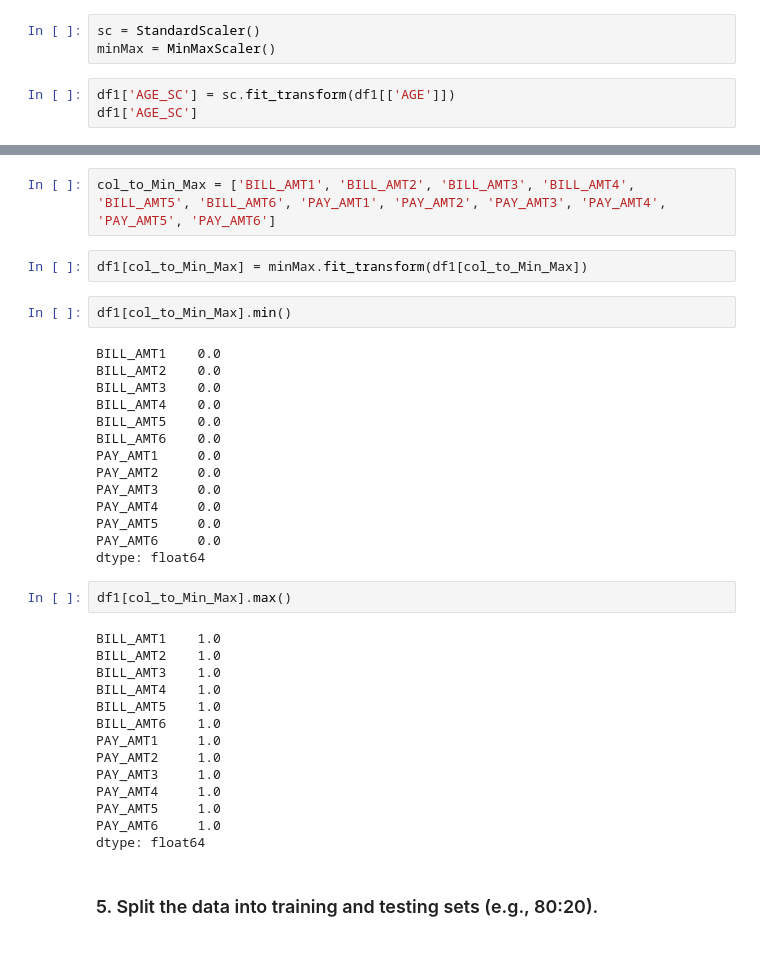
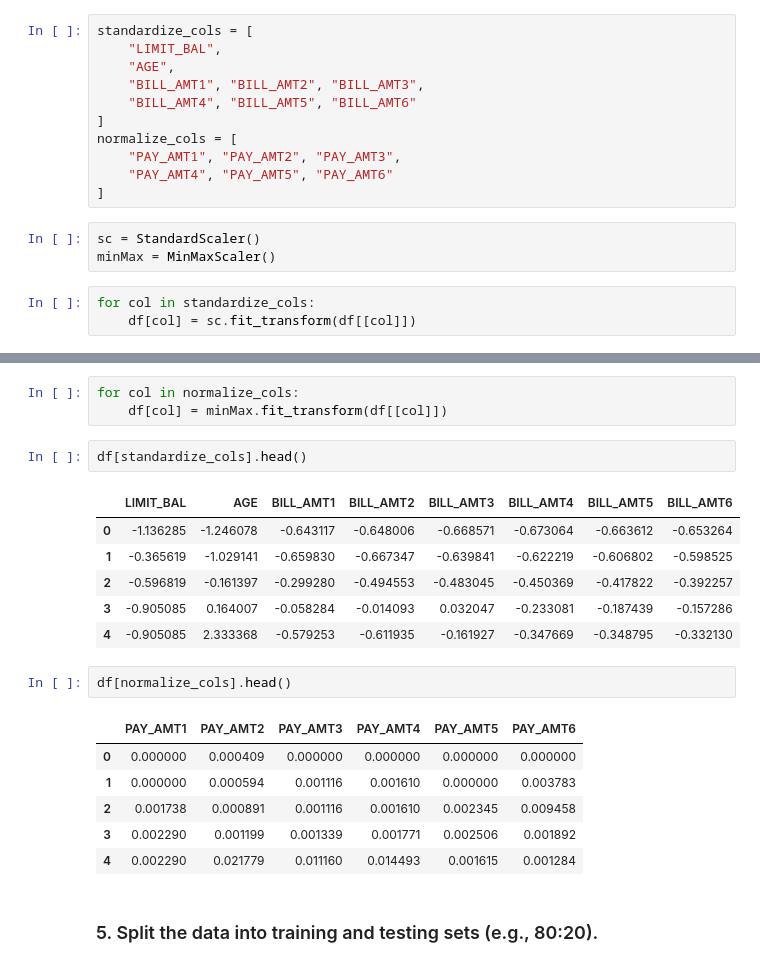
Before and after one commit to Swar028363/jupyter-notebooks, a Jupyter notebook: Collage_ML_Labs/Lab4.ipynb, the cells around one changed output, grey strips where cells are left out. Cells and saved outputs as stored; diff of their text form.

```diff
--- a/Collage_ML_Labs/Lab4.ipynb
+++ b/Collage_ML_Labs/Lab4.ipynb
@@ -112,8 +173,19 @@ np.int64(0)
 # %% [markdown]
 ### 4. Normalize/standardize numerical features (LIMIT_BAL, AGE, BILL_AMT*, PAY_AMT*).
+# %%
+standardize_cols = [
+    "LIMIT_BAL",
+    "AGE",
+    "BILL_AMT1", "BILL_AMT2", "BILL_AMT3",
+    "BILL_AMT4", "BILL_AMT5", "BILL_AMT6"
+]
+normalize_cols = [
+    "PAY_AMT1", "PAY_AMT2", "PAY_AMT3",
+    "PAY_AMT4", "PAY_AMT5", "PAY_AMT6"
+]
 # %%
 sc = StandardScaler()
 minMax = MinMaxScaler()
 # %%
-df1['AGE_SC'] = sc.fit_transform(df1[['AGE']])
-df1['AGE_SC']
+for col in standardize_cols:
+    df[col] = sc.fit_transform(df[[col]])
@@ -149,38 +192,23 @@ Name: LIMIT_BAL_SC, Length: 30000, dtype: float64
-# %%
-col_to_Min_Max = ['BILL_AMT1', 'BILL_AMT2', 'BILL_AMT3', 'BILL_AMT4', 'BILL_AMT5', 'BILL_AMT6', 'PAY_AMT1', 'PAY_AMT2', 'PAY_AMT3', 'PAY_AMT4', 'PAY_AMT5', 'PAY_AMT6']
-# %%
-df1[col_to_Min_Max] = minMax.fit_transform(df1[col_to_Min_Max])
-# %%
-df1[col_to_Min_Max].min()
-# %% [output]
-BILL_AMT1    0.0
-BILL_AMT2    0.0
-BILL_AMT3    0.0
-BILL_AMT4    0.0
-BILL_AMT5    0.0
-BILL_AMT6    0.0
-PAY_AMT1     0.0
-PAY_AMT2     0.0
-PAY_AMT3     0.0
-PAY_AMT4     0.0
-PAY_AMT5     0.0
-PAY_AMT6     0.0
-dtype: float64
-# %%
-df1[col_to_Min_Max].max()
-# %% [output]
-BILL_AMT1    1.0
-BILL_AMT2    1.0
-BILL_AMT3    1.0
-BILL_AMT4    1.0
-BILL_AMT5    1.0
-BILL_AMT6    1.0
-PAY_AMT1     1.0
-PAY_AMT2     1.0
-PAY_AMT3     1.0
-PAY_AMT4     1.0
-PAY_AMT5     1.0
-PAY_AMT6     1.0
-dtype: float64
+# %%
+for col in normalize_cols:
+    df[col] = minMax.fit_transform(df[[col]])
+# %%
+df[standardize_cols].head()
+# %% [output]
+|  | LIMIT_BAL | AGE | BILL_AMT1 | BILL_AMT2 | BILL_AMT3 | BILL_AMT4 | BILL_AMT5 | BILL_AMT6 |
+| 0 | -1.136285 | -1.246078 | -0.643117 | -0.648006 | -0.668571 | -0.673064 | -0.663612 | -0.653264 |
+| 1 | -0.365619 | -1.029141 | -0.659830 | -0.667347 | -0.639841 | -0.622219 | -0.606802 | -0.598525 |
+| 2 | -0.596819 | -0.161397 | -0.299280 | -0.494553 | -0.483045 | -0.450369 | -0.417822 | -0.392257 |
+| 3 | -0.905085 | 0.164007 | -0.058284 | -0.014093 | 0.032047 | -0.233081 | -0.187439 | -0.157286 |
+| 4 | -0.905085 | 2.333368 | -0.579253 | -0.611935 | -0.161927 | -0.347669 | -0.348795 | -0.332130 |
+# %%
+df[normalize_cols].head()
+# %% [output]
+|  | PAY_AMT1 | PAY_AMT2 | PAY_AMT3 | PAY_AMT4 | PAY_AMT5 | PAY_AMT6 |
+| 0 | 0.000000 | 0.000409 | 0.000000 | 0.000000 | 0.000000 | 0.000000 |
+| 1 | 0.000000 | 0.000594 | 0.001116 | 0.001610 | 0.000000 | 0.003783 |
+| 2 | 0.001738 | 0.000891 | 0.001116 | 0.001610 | 0.002345 | 0.009458 |
+| 3 | 0.002290 | 0.001199 | 0.001339 | 0.001771 | 0.002506 | 0.001892 |
+| 4 | 0.002290 | 0.021779 | 0.011160 | 0.014493 | 0.001615 | 0.001284 |
 # %% [markdown]
 ### 5. Split the data into training and testing sets (e.g., 80:20).
```
Also changed, not shown: parts of 77 cells of this notebook, 1 other file.
